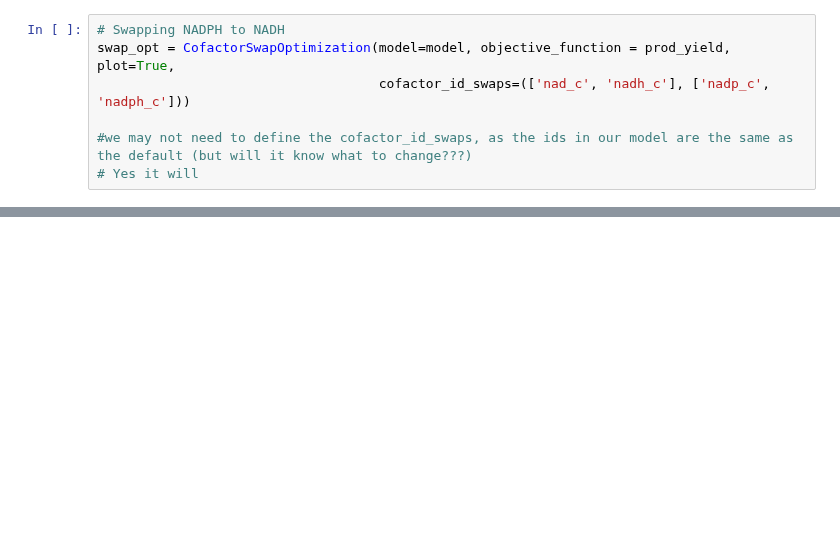
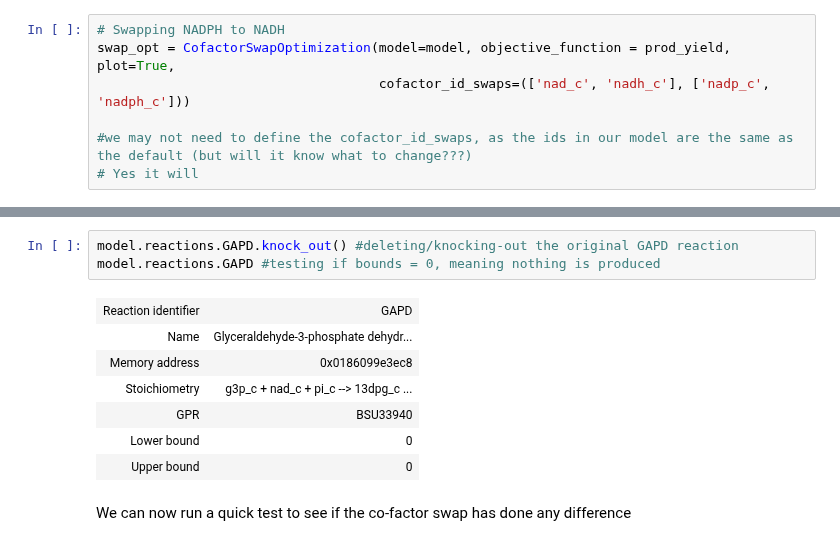
Before and after one commit to 27410/group-assignment-group6, a Jupyter notebook: 7_Co-factor swap.ipynb, the cells around one changed output, grey strips where cells are left out. Saved outputs shown, nothing was run; the diff lists cells and outputs as text; blank space fills up the shorter version.

```diff
--- a/7_Co-factor swap.ipynb
+++ b/7_Co-factor swap.ipynb
@@ -142,0 +123,13 @@ Starting over....
+# %%
+model.reactions.GAPD.knock_out() #deleting/knocking-out the original GAPD reaction
+model.reactions.GAPD #testing if bounds = 0, meaning nothing is produced
+# %% [output]
+| Reaction identifier | GAPD |
+| Name | Glyceraldehyde-3-phosphate dehydr... |
+| Memory address | 0x0186099e3ec8 |
+| Stoichiometry | g3p_c + nad_c + pi_c --> 13dpg_c ... |
+| GPR | BSU33940 |
+| Lower bound | 0 |
+| Upper bound | 0 |
+# %% [markdown]
+We can now run a quick test to see if the co-factor swap has done any difference
```
Also changed, not shown: parts of 37 cells of this notebook, 3 other files.
